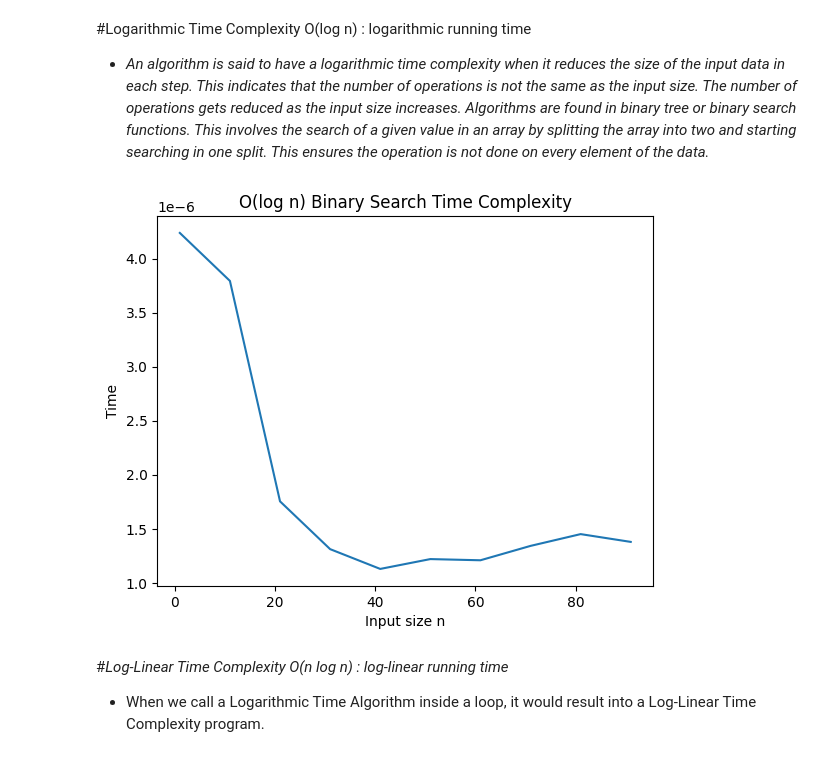
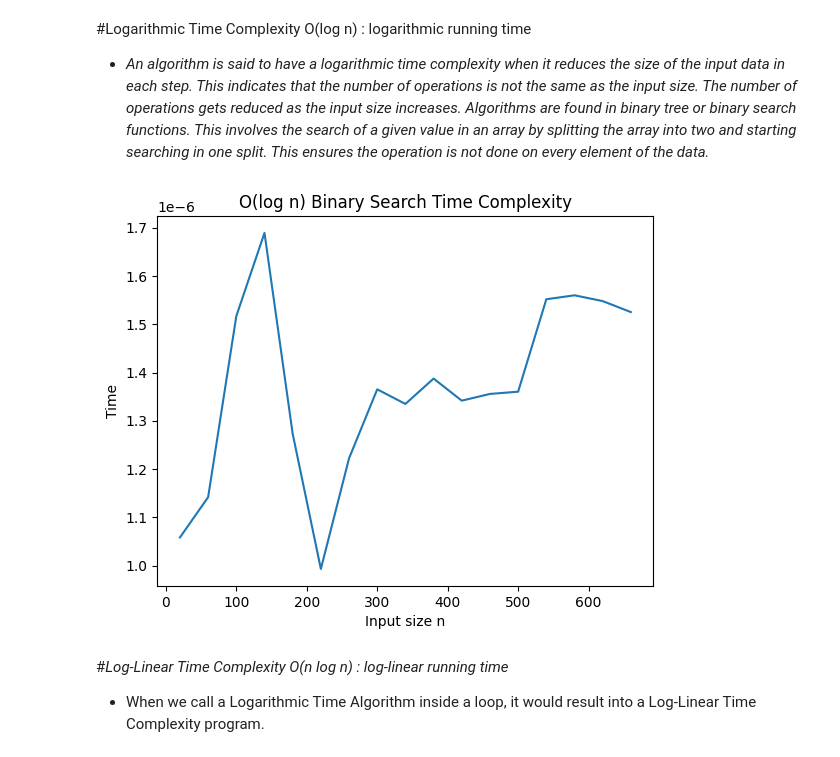
Before and after one commit to Harshitd1/algoAndProblemSolving, a Jupyter notebook: Lab_3_Growth_of_function.ipynb, the cells around one changed output. Drawn from its saved outputs; the diff is of its cells as text; code cells hidden in the pictures.

```diff
--- a/Lab_3_Growth_of_function.ipynb
+++ b/Lab_3_Growth_of_function.ipynb
@@ -123,39 +123,39 @@ plt.show()
 - *An algorithm is said to have a logarithmic time complexity when it reduces the size of the input data in each step. This indicates that the number of operations is not the same as the input size. The number of operations gets reduced as the input size increases. Algorithms are found in binary tree or binary search functions. This involves the search of a given value in an array by splitting the array into two and starting searching in one split. This ensures the operation is not done on every element of the data.*
 # %%
 #Prob_4 Take Suitable example and write function that runs in logarithic time. plot graph as well similar to above example.
-def binary_search(arr,n):
-  arr.sort()
-  l=0
-  r=len(arr)-1
-  for n in arr:
+import time
+def binary_search(arr, target):
+    l = 0
+    r = len(arr) - 1
     while l <= r:
-      m= (l + r) // 2
-      if arr[m] == n:
-          return m
-      elif arr[m] < n:
-          l = m + 1
-      else:
-          r = m - 1
+        m = (l + r) // 2
+        if arr[m] == target:
+            return m
+        elif arr[m] < target:
+            l = m + 1
+        else:
+            r = m - 1
     return -1
-  n_values = list(range(1,10))
+
+n_values = list(range(20,700,40))
 time_values = []
-
+REPEAT=1000
 for n in n_values:
     data = list(range(n))
-    target=n-1
-    start=time.perf_counter()
-    binary_search(data,target)
-    end=time.perf_counter()
-    time_values.append(end - start)
-
+    target = n - 1
+    start = time.perf_counter()
+    for _ in range(REPEAT):
+      binary_search(data, target)
+    end = time.perf_counter()
+    time_values.append((end - start)/REPEAT)
 plt.figure()
 plt.plot(n_values, time_values)
 plt.xlabel("Input size n")
 plt.ylabel("Time")
 plt.title("O(log n) Binary Search Time Complexity")
 plt.show()
 # %% [output]
-[figure, old version]
+[figure, new version]
 # %% [markdown]
 #*Log-Linear Time Complexity O(n log n) : log-­linear running time*
 
```
Also changed, not shown: parts of 9 cells of this notebook.
